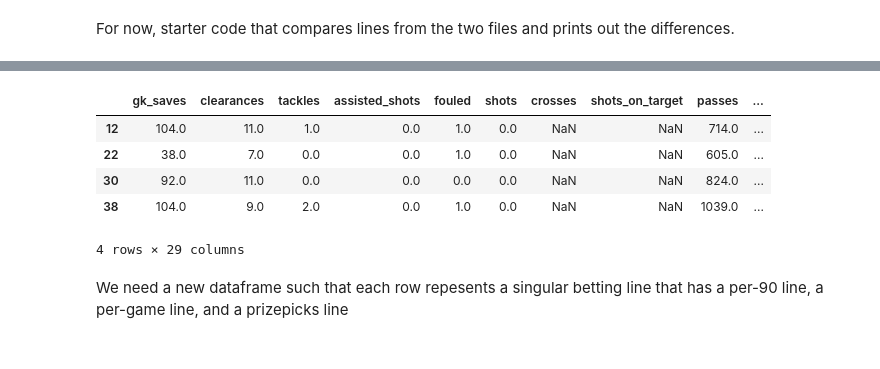
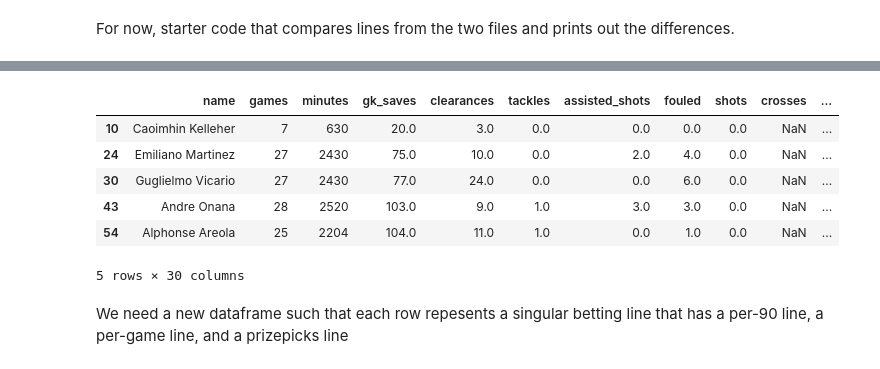
Before and after one commit to akann0/soccer-betting, a Jupyter notebook: one_var_comp.ipynb, the cells around one changed output, grey strips where cells are left out. Saved outputs shown, nothing was run; the diff lists cells and outputs as text; code cells hidden in the pictures.

```diff
--- a/one_var_comp.ipynb
+++ b/one_var_comp.ipynb
@@ -26,13 +40,16 @@ players
 713 rows × 17 columns
 # %%
+merged = merged.loc[merged['minutes'] > 200].loc[merged['games'] > 5]
+
 merged.loc[merged['Goalie Saves'] > 0].head()
 # %% [output]
-|  | gk_saves | clearances | tackles | assisted_shots | fouled | shots | crosses | shots_on_target | passes | ... |
-| 12 | 104.0 | 11.0 | 1.0 | 0.0 | 1.0 | 0.0 | NaN | NaN | 714.0 | ... |
-| 22 | 38.0 | 7.0 | 0.0 | 0.0 | 1.0 | 0.0 | NaN | NaN | 605.0 | ... |
-| 30 | 92.0 | 11.0 | 0.0 | 0.0 | 0.0 | 0.0 | NaN | NaN | 824.0 | ... |
-| 38 | 104.0 | 9.0 | 2.0 | 0.0 | 1.0 | 0.0 | NaN | NaN | 1039.0 | ... |
+|  | name | games | minutes | gk_saves | clearances | tackles | assisted_shots | fouled | shots | crosses | ... |
+| 10 | Caoimhin Kelleher | 7 | 630 | 20.0 | 3.0 | 0.0 | 0.0 | 0.0 | 0.0 | NaN | ... |
+| 24 | Emiliano Martinez | 27 | 2430 | 75.0 | 10.0 | 0.0 | 2.0 | 4.0 | 0.0 | NaN | ... |
+| 30 | Guglielmo Vicario | 27 | 2430 | 77.0 | 24.0 | 0.0 | 0.0 | 6.0 | 0.0 | NaN | ... |
+| 43 | Andre Onana | 28 | 2520 | 103.0 | 9.0 | 1.0 | 3.0 | 3.0 | 0.0 | NaN | ... |
+| 54 | Alphonse Areola | 25 | 2204 | 104.0 | 11.0 | 1.0 | 0.0 | 1.0 | 0.0 | NaN | ... |
-4 rows × 29 columns
+5 rows × 30 columns
 # %% [markdown]
 We need a new dataframe such that each row repesents a singular betting line that has a per-90 line, a per-game line, and a prizepicks line
 # %%
```
Also changed, not shown: parts of 6 cells of this notebook, 14 other files.
